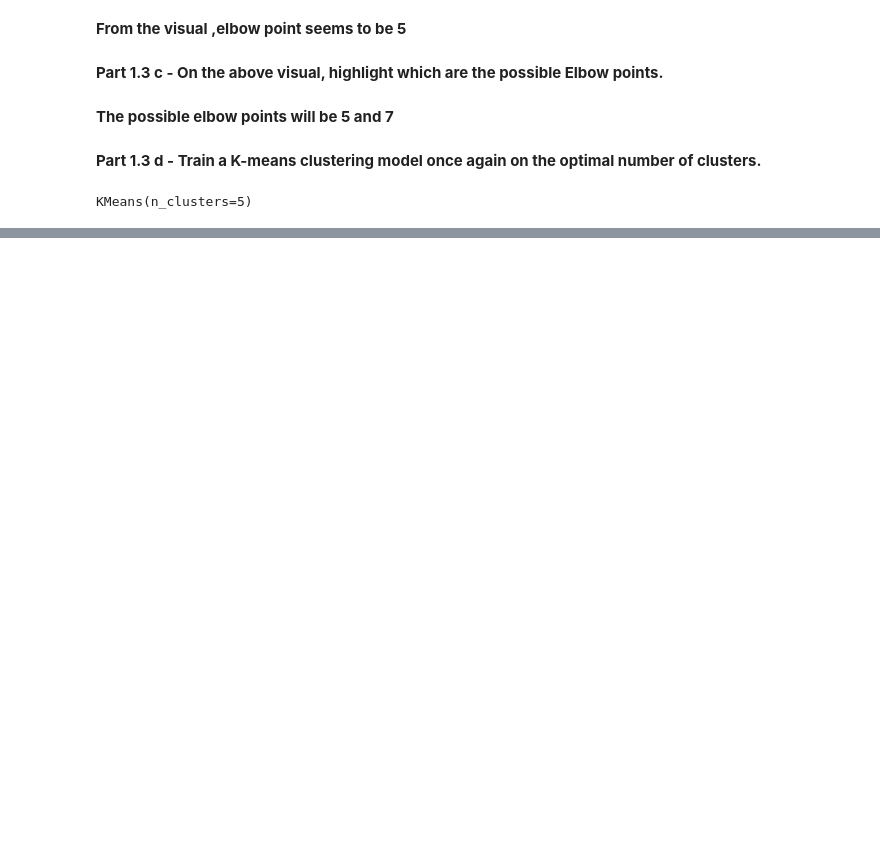
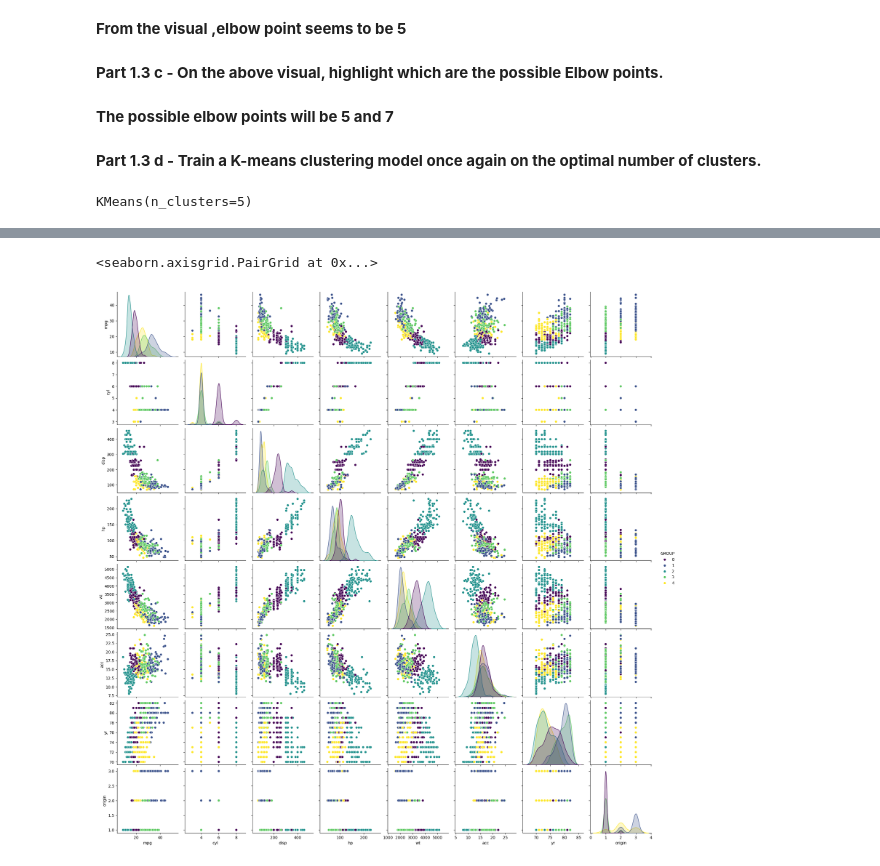
Before and after one commit to RethinaDuraiJohn/GreatLearning, a Jupyter notebook: Unsupervised/Project/UnsupervisedProject.ipynb, the cells around one changed output, grey strips where cells are left out. Cells and saved outputs as stored; diff of their text form; code cells hidden in the pictures; blank space fills up the shorter version.

```diff
--- a/Unsupervised/Project/UnsupervisedProject.ipynb
+++ b/Unsupervised/Project/UnsupervisedProject.ipynb
@@ -483,0 +487,7 @@ array([1, 1, 1, 1, 1, 1, 1, 1, 1, 1, 1, 1, 1, 1, 4, 2, 2, 2, 4, 4, 4, 4,
+# %%
+prediction=k_means.predict(datascaled)
+
+data["GROUP"] = prediction
+datascaled["GROUP"] = prediction
+print("Groups Assigned : \n")
+data.head()
@@ -483,0 +525,5 @@ array([1, 1, 1, 1, 1, 1, 1, 1, 1, 1, 1, 1, 1, 1, 4, 2, 2, 2, 4, 4, 4, 4,
+# %%
+sns.pairplot(data, hue='GROUP',palette='viridis')
+# %% [output]
+<seaborn.axisgrid.PairGrid at 0x...>
+[figure, added]
```
Also changed, not shown: parts of 12 cells of this notebook.
